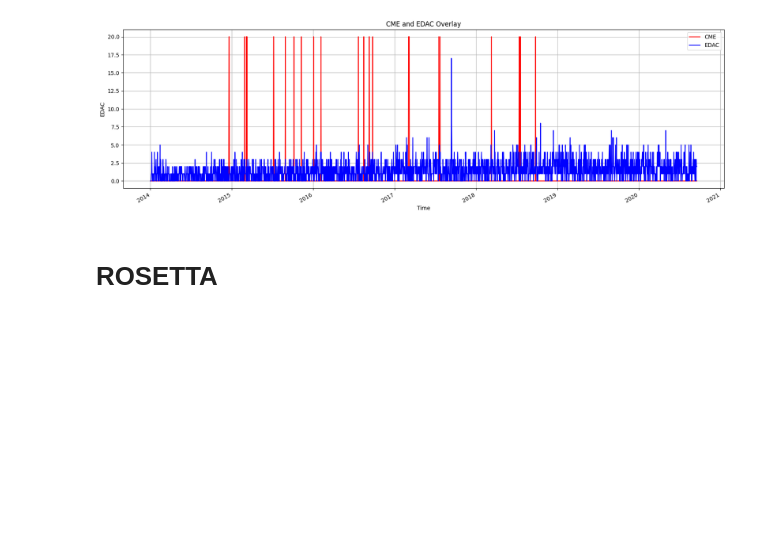
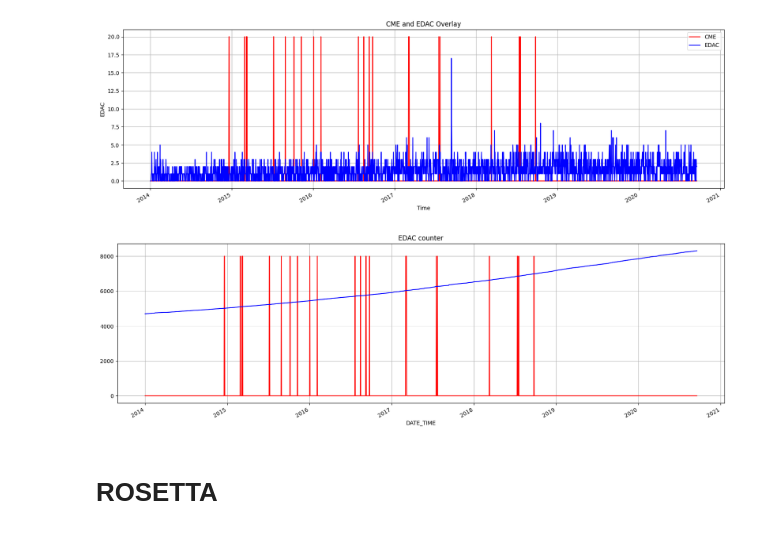
Before and after one commit to CS-433/ml-project-2-ml4esa, a Jupyter notebook: NoteBook.ipynb, the cells around one changed output. Drawn from its saved outputs; the diff is of its cells as text; code cells hidden in the pictures; blank space fills up the shorter version.

```diff
--- a/NoteBook.ipynb
+++ b/NoteBook.ipynb
@@ -171,6 +171,22 @@ plt.legend()
 plt.show()
 # %% [output]
 [figure]
+# %%
+#mex_df.loc['2014':].plot(kind='line', figsize=(20,6))
+
+(mex_df.loc['2014':]['cme']*8000).plot(kind='line', color='red', label='CME', figsize=(20,6))
+
+# Plot 'cme'
+#(mex_df.loc['2014':]['cme']*20).plot(kind='line', color='red', label='CME')
+
+# Plot 'EDAC' on top of 'cme'
+mex_df.loc['2014':]['EDAC_COUNTER'].plot(kind='line', color='blue', label='EDAC')
+
+plt.title('EDAC counter')
+plt.grid()
+plt.show()
+# %% [output]
+[figure, added]
 # %% [markdown]
 # ROSETTA
 # %%
```
